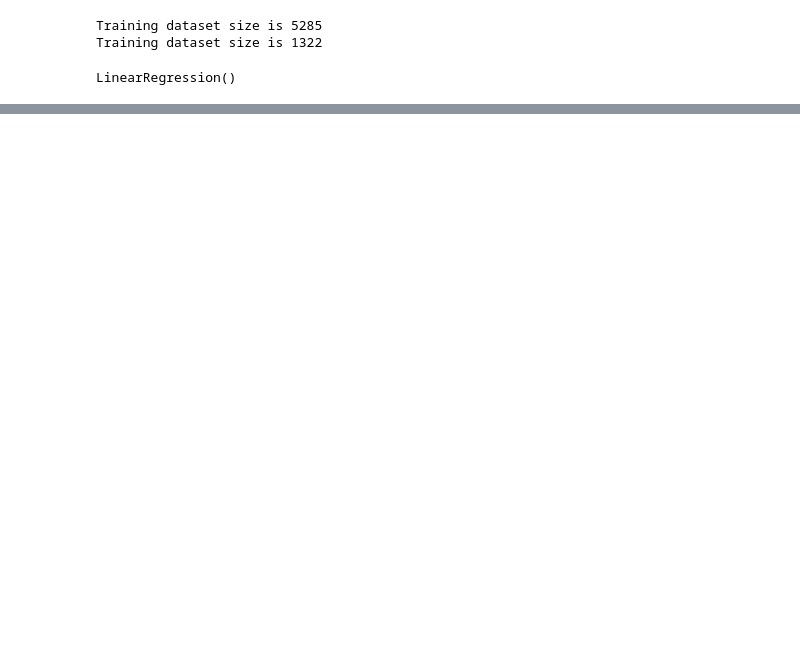
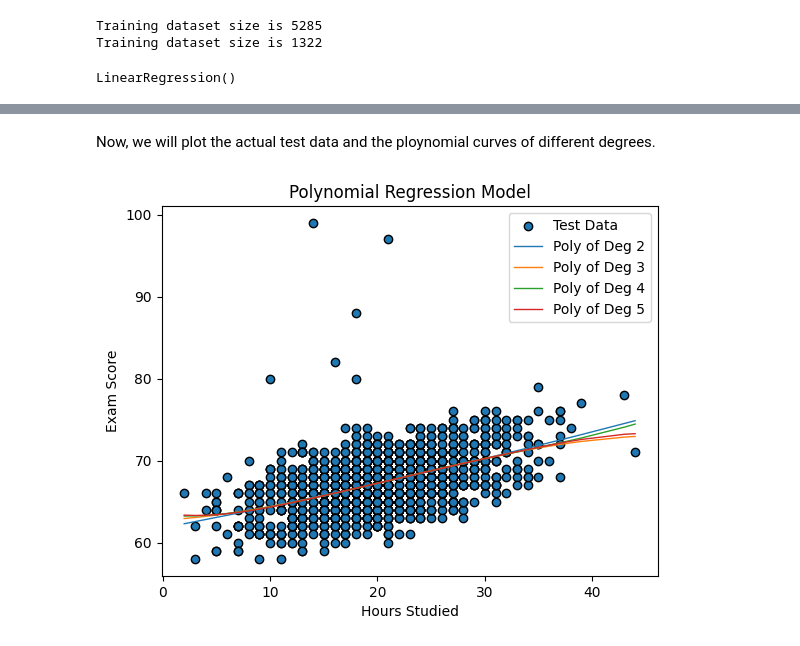
Before and after one commit to AamirJafaq/Student-Score-Prediction, a Jupyter notebook: Student_Score_Prediction_Model.ipynb, the cells around one changed output, grey strips where cells are left out. Drawn from its saved outputs; the diff is of its cells as text; code cells hidden in the pictures; blank space fills up the shorter version.

```diff
--- a/Student_Score_Prediction_Model.ipynb
+++ b/Student_Score_Prediction_Model.ipynb
@@ -217,0 +185,12 @@ array([[62.86503887],
+# %%
+metrics=[]
+y_lpred=[]
+for deg in range(2,6):
+  model=Pipeline([("poly", PolynomialFeatures(degree=deg, include_bias=True)), ("linear_Model", LinearRegression())])
+  model.fit(X_train, y_train)
+  y_lpred.append({f"y_pred{deg}": model.predict(X_test)})
+  MSE= mean_squared_error(y_test, y_lpred[deg-2][f"y_pred{deg}"])
+  R2 = r2_score(y_test, y_lpred[deg-2][f"y_pred{deg}"])
+  metrics.append({"deg": deg, "MSE": MSE, "R2": R2})
+metrics = pd.DataFrame(metrics).sort_values("deg")
+metrics
@@ -217,0 +203,17 @@ array([[62.86503887],
+# %% [markdown]
+Now, we will plot the actual test data and the ploynomial curves of different degrees.
+# %%
+# Sort the X_test and predicted values.
+ind=np.argsort(X_test.flatten())
+X_test_sort=X_test.flatten()[ind]
+plt.scatter(x=X_test, y=y_test, edgecolors="black", label="Test Data")
+plt.xlabel("Hours Studied")
+plt.ylabel("Exam Score")
+plt.title("Polynomial Regression Model")
+for i, pred in zip(range(len(y_lpred)), y_lpred):
+  y_pred_sort=y_lpred[i][f"y_pred{i+2}"].flatten()[ind]
+  plt.plot(X_test_sort, y_pred_sort, linewidth=1, label=f"Poly of Deg {i+2}")
+plt.legend()
+plt.show()
+# %% [output]
+[figure, added]
```
Also changed, not shown: parts of 37 cells of this notebook.
